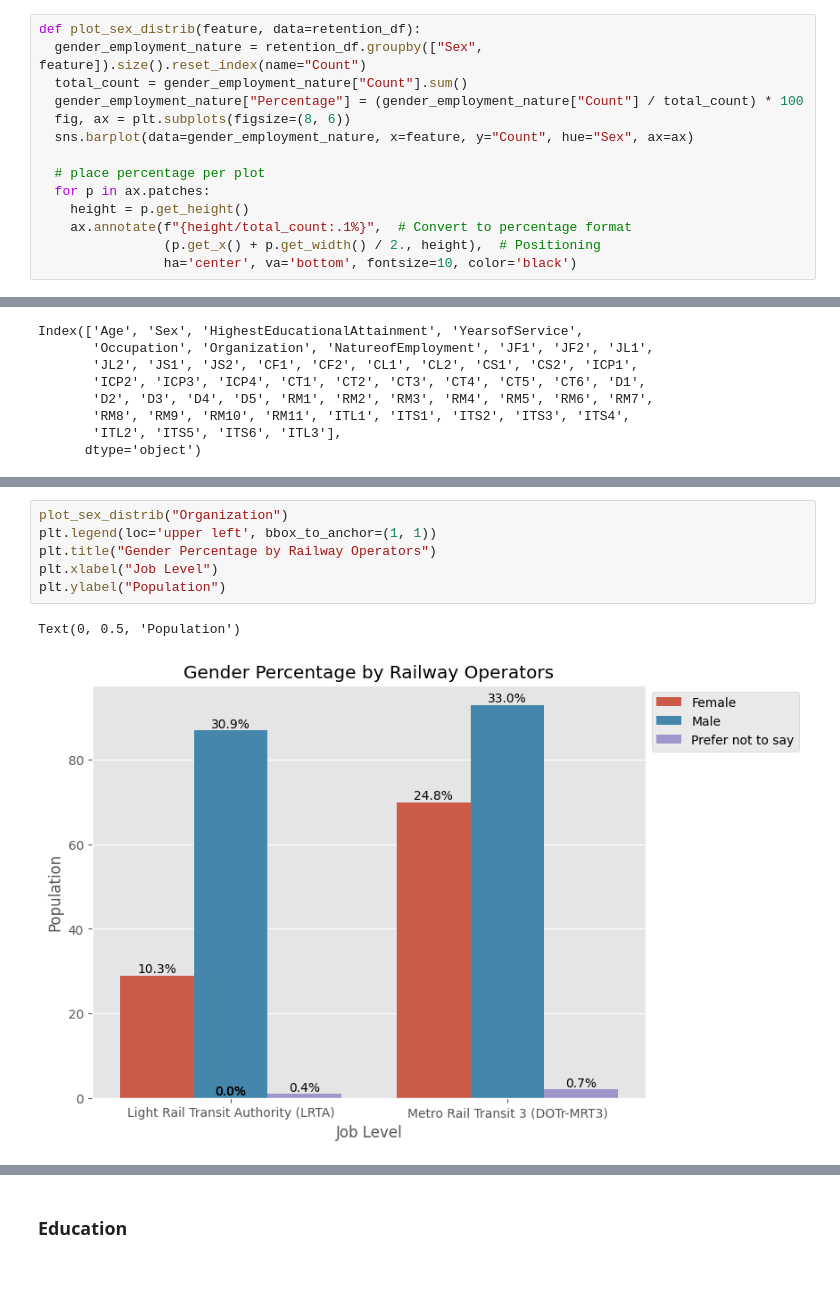
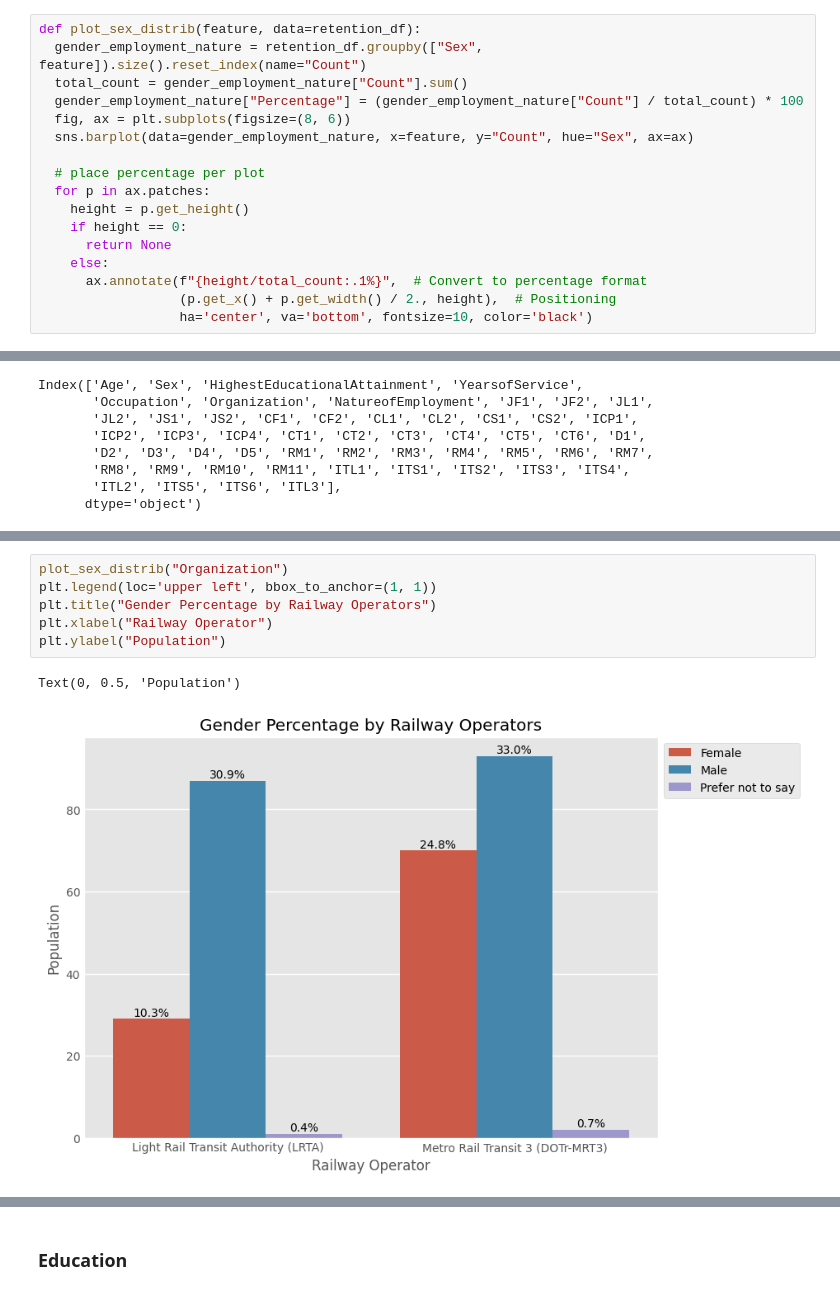
Before and after one commit to pjcroxas/Talent-Retention-in-Railway-Workforce, a Jupyter notebook: Comprehensive_Data_Analysis_Railway_Workforce_Retention.ipynb, the cells around one changed output, grey strips where cells are left out. Drawn from its saved outputs; the diff is of its cells as text.

```diff
--- a/Comprehensive_Data_Analysis_Railway_Workforce_Retention.ipynb
+++ b/Comprehensive_Data_Analysis_Railway_Workforce_Retention.ipynb
@@ -136,9 +136,12 @@ def plot_sex_distrib(feature, data=retention_df):
   # place percentage per plot
   for p in ax.patches:
     height = p.get_height()
-    ax.annotate(f"{height/total_count:.1%}",  # Convert to percentage format
-                (p.get_x() + p.get_width() / 2., height),  # Positioning
-                ha='center', va='bottom', fontsize=10, color='black')
+    if height == 0:
+      return None
+    else:
+      ax.annotate(f"{height/total_count:.1%}",  # Convert to percentage format
+                  (p.get_x() + p.get_width() / 2., height),  # Positioning
+                  ha='center', va='bottom', fontsize=10, color='black')
 # %%
 style.use("ggplot")
 plot_sex_distrib("NatureofEmployment")
@@ -204,11 +207,11 @@ Text(0, 0.5, 'Population')
 # %%
 plot_sex_distrib("Organization")
 plt.legend(loc='upper left', bbox_to_anchor=(1, 1))
 plt.title("Gender Percentage by Railway Operators")
-plt.xlabel("Job Level")
+plt.xlabel("Railway Operator")
 plt.ylabel("Population")
 # %% [output]
 Text(0, 0.5, 'Population')
-[figure, old version]
+[figure, new version]
 # %%
 plot_sex_distrib("HighestEducationalAttainment")
```
Also changed, not shown: parts of 26 cells of this notebook.
